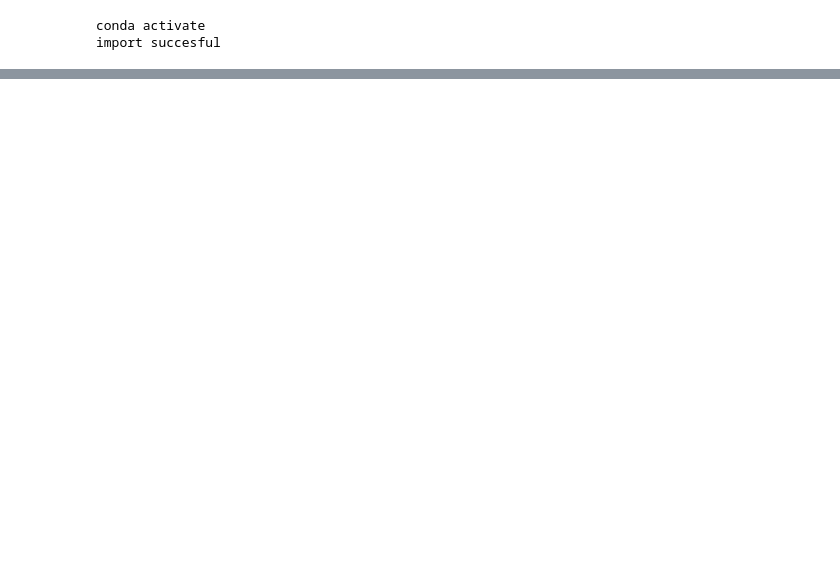
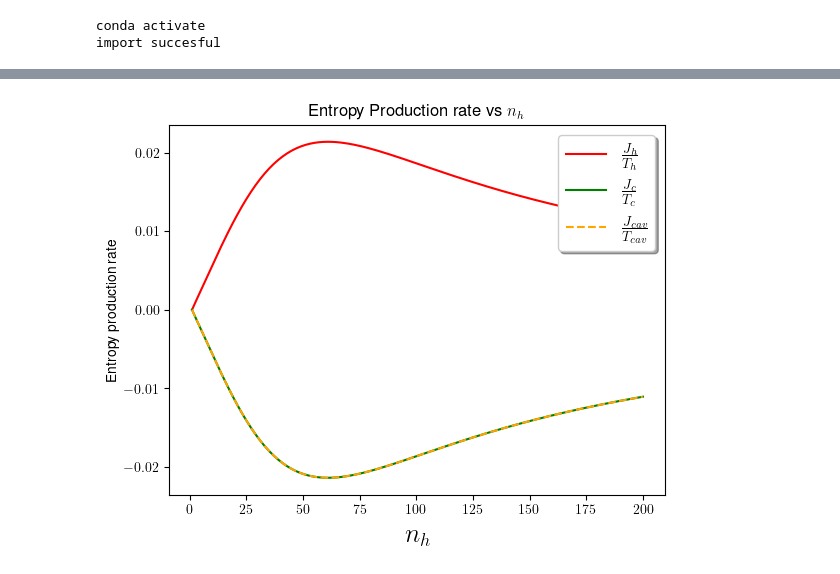
Before and after one commit to SanderStammbach/Sanders-Studium, a Jupyter notebook: Master-Arbeit/main2.ipynb, the cells around one changed output, grey strips where cells are left out. Cells and saved outputs as stored; diff of their text form; code cells hidden in the pictures; blank space fills up the shorter version.

```diff
--- a/Master-Arbeit/main2.ipynb
+++ b/Master-Arbeit/main2.ipynb
@@ -736,0 +1224,74 @@ import succesful
+# %%
+Delta1=Delta2=0
+gamma_h = gamma_c = 1
+g = 0.5
+nc = ncav = 0.0
+kappa = 1/14
+step=1
+Delta1=0
+Delta2=0
+anzahl=100
+nh=0.1
+nc=nf=0.1
+n_list=[]
+nh_list=[]
+Photonnumber_list=[]
+nh2 = np.linspace(0, 70, 100)
+nh3=0
+nh3_list=[]
+nh_list=[]
+Trace_list=[]
+nh=0.1 #set nh again to zero
+Anal=[]
+J_h_list=[]
+J_h2_list=[]
+J_c_list=[]
+J_cav_list=[]
+J_tot_list=[]
+Entropy_list=[]
+anzahl=200
+nf=nc=0.1
+nhe=0
+nhe_list=[]
+def Hamilton(omega_1,proj_1,omega_2,proj_2,omega_3,proj_3,h,omega_f,a,f,g):
+    H_free=omega_1*proj_1+h*omega_2*proj_2+h*omega_3*proj_3+h*omega_f*a.dag()*a
+
+    H_int=h*g*(Trans_12*a.dag()+a*Trans_12.dag())
+
+    V=f*a.dag()+f*a #das got glaub nid
+
+    H=H_free+H_int
+
+    Hdilde=H_int+V +(omega_2-(omega_1+omega_d))*(proj_2)+(omega_f-omega_d)*(a.dag()*a)
+
+    return Hdilde
+Hdilde=Hamilton(omega_1,proj_1,omega_2,proj_2,omega_3,proj_3,h,omega_f,a,f,g)
+
+
+Energie_vs_nh_f=[]
+n2_list=[]
+nh=0
+
+for  i in range (anzahl):
+
+    Entropy_list.append(Diverse_Loups.Entropy(nhe,Trans_12,a, kb,h,g,H_free,nc,nf,gamma_h,gamma_c,kappa,Trans_13,Trans_23,omega_f,omega_d,omega_1,omega_2,proj_2,0))
+
+
+
+    nhe+=step
+    nhe_list.append(nhe)
+
+
+fig3, ax = plt.subplots()
+
+ax.set_xlabel(r' $n_h$', fontsize=19)
+ax.set_ylabel('Entropy production rate')
+plt.title(r' Entropy Production  rate vs $n_h$ ')
+#plt.plot(np.asarray(nh_list)[:anzahl],np.asarray(Entropy_list)[:anzahl,0],label=r' $\frac{J_{tot}}{T_h}+\frac{J_{cav}}{T_{cav}}+\frac{J_c}{T_c}$',color='red')
+plt.plot(np.asarray(nhe_list)[:anzahl],np.asarray(Entropy_list)[:anzahl,0],label=r' $\frac{J_h}{T_h}$',color='red')
+plt.plot(np.asarray(nhe_list)[:anzahl],np.asarray(Entropy_list)[:anzahl,1],label=r' $\frac{J_c}{T_c}$',color='green')
+plt.plot(np.asarray(nhe_list)[:anzahl],np.asarray(Entropy_list)[:anzahl,2],'--',label=r' $\frac{J_{cav}}{T_{cav}}$',color='orange')
+legend = ax.legend(loc='upper right', shadow=True, fontsize='x-large')
+legend.get_frame().set_facecolor('white')
+# %% [output]
+[figure, added]
```
Also changed, not shown: parts of 43 cells of this notebook, 27 other files.
